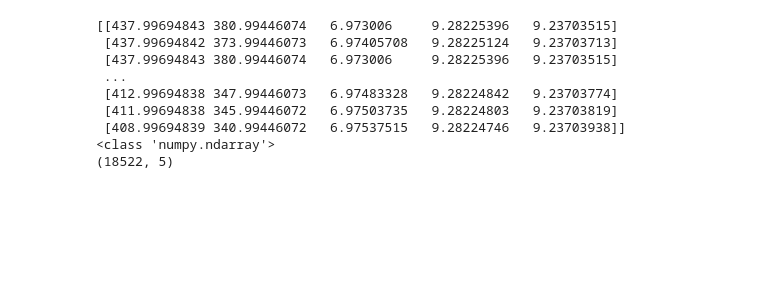
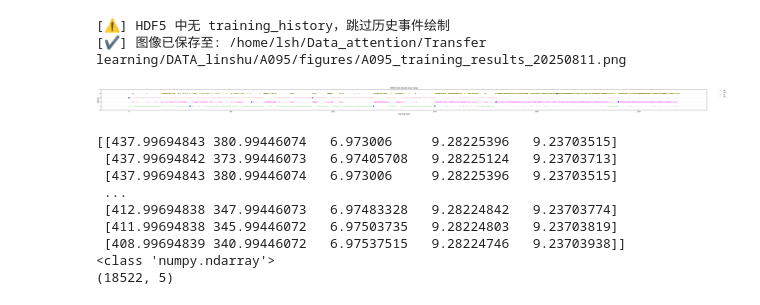
Before and after one commit to Sh555Lin/WF_GoNogo, a Jupyter notebook: analysis/run_behavior.ipynb, the cells around one changed output. Drawn from its saved outputs; the diff is of its cells as text; code cells hidden in the pictures; blank space fills up the shorter version.

```diff
--- a/analysis/run_behavior.ipynb
+++ b/analysis/run_behavior.ipynb
@@ -61,3 +110,9 @@ plot_metric_across_days(cfg, metric='dprime')
+# %%
+plot_hit_fa_scatter_from_yaml(cfg)
+# %% [output]
+[⚠️] HDF5 中无 training_history，跳过历史事件绘制
+[✔] 图像已保存至: /home/lsh/Data_attention/Transfer learning/DATA_linshu/A095/figures/A095_training_results_20250811.png
+[figure, added]
 # %%
 import numpy as np
 
```
Also changed, not shown: parts of 6 cells of this notebook.
